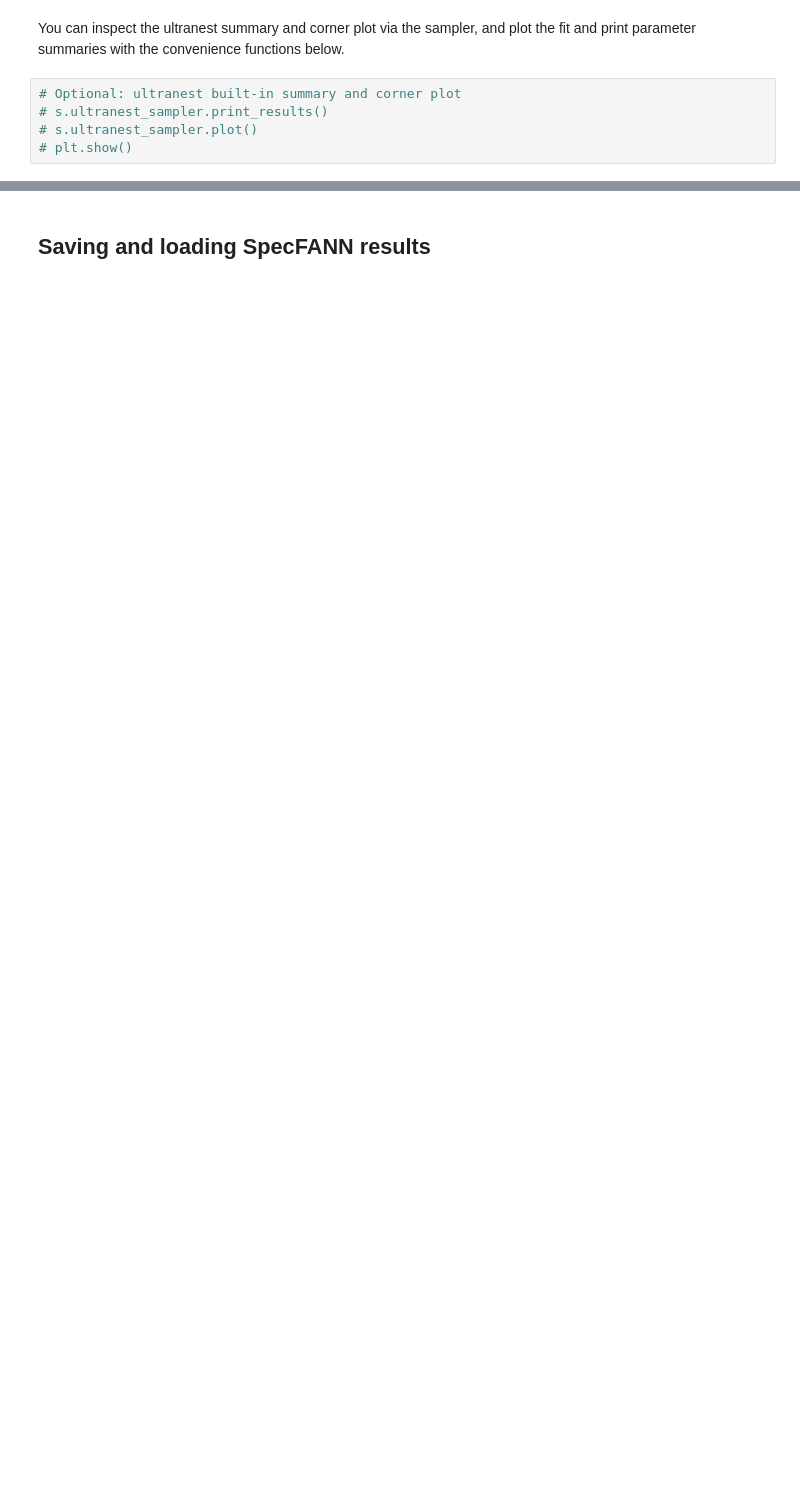
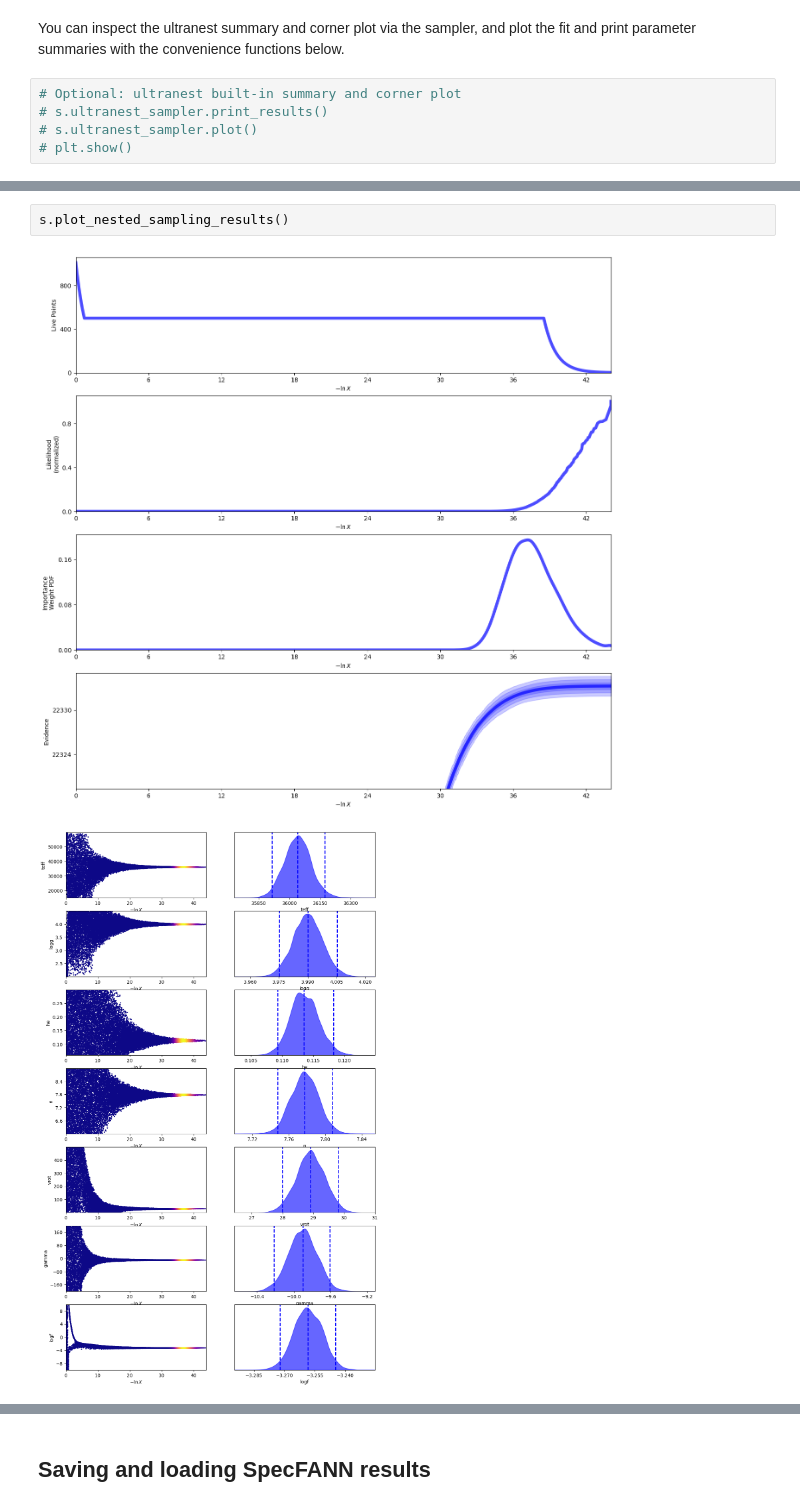
Before and after one commit to MichaelAbdul-Masih/SpecFANN, a Jupyter notebook: SpecFANN_Tutorial.ipynb, the cells around one changed output, grey strips where cells are left out. Saved outputs shown, nothing was run; the diff lists cells and outputs as text; blank space fills up the shorter version.

```diff
--- a/SpecFANN_Tutorial.ipynb
+++ b/SpecFANN_Tutorial.ipynb
@@ -214,0 +245,5 @@ s.plot_nested_sampling_fit(n_draw=1000)
+# %%
+s.plot_nested_sampling_results()
+# %% [output]
+[figure, added]
+[figure, added]
```
Also changed, not shown: parts of 33 cells of this notebook, 3 other files.
